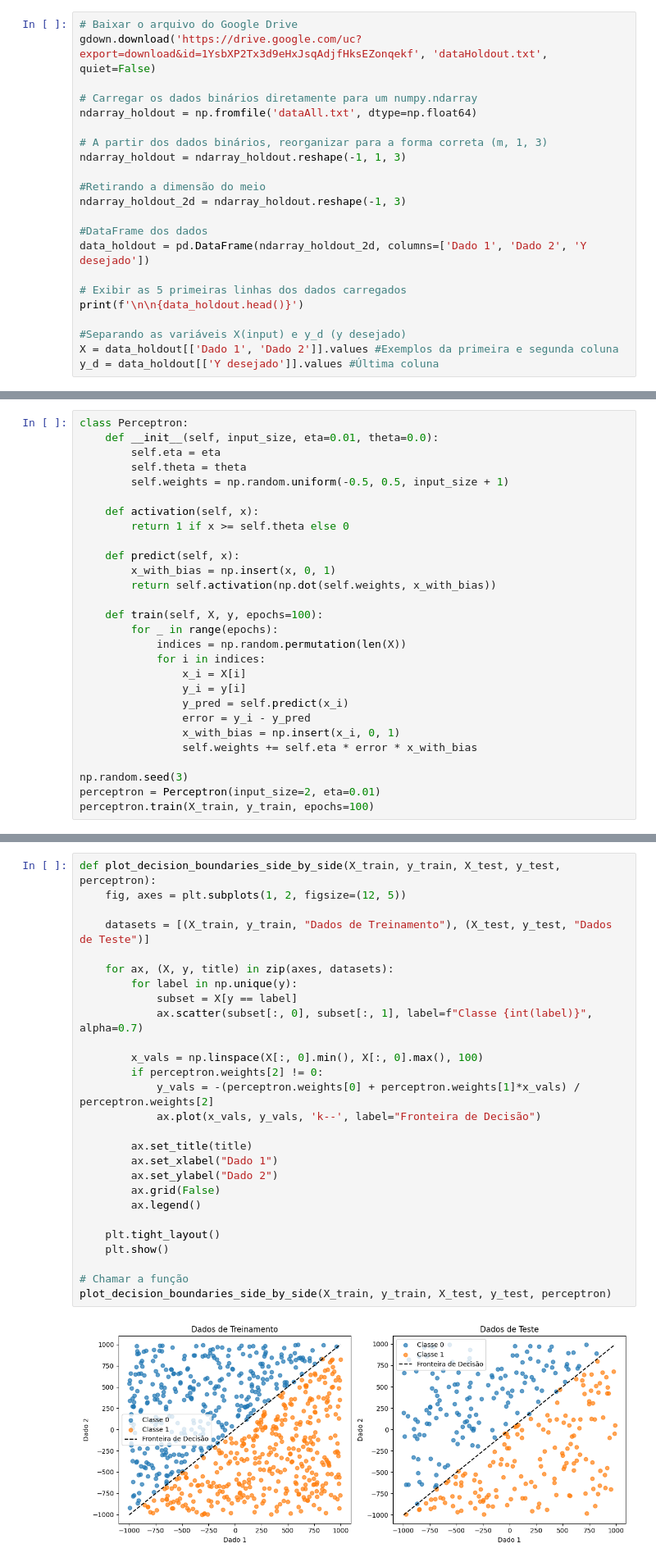
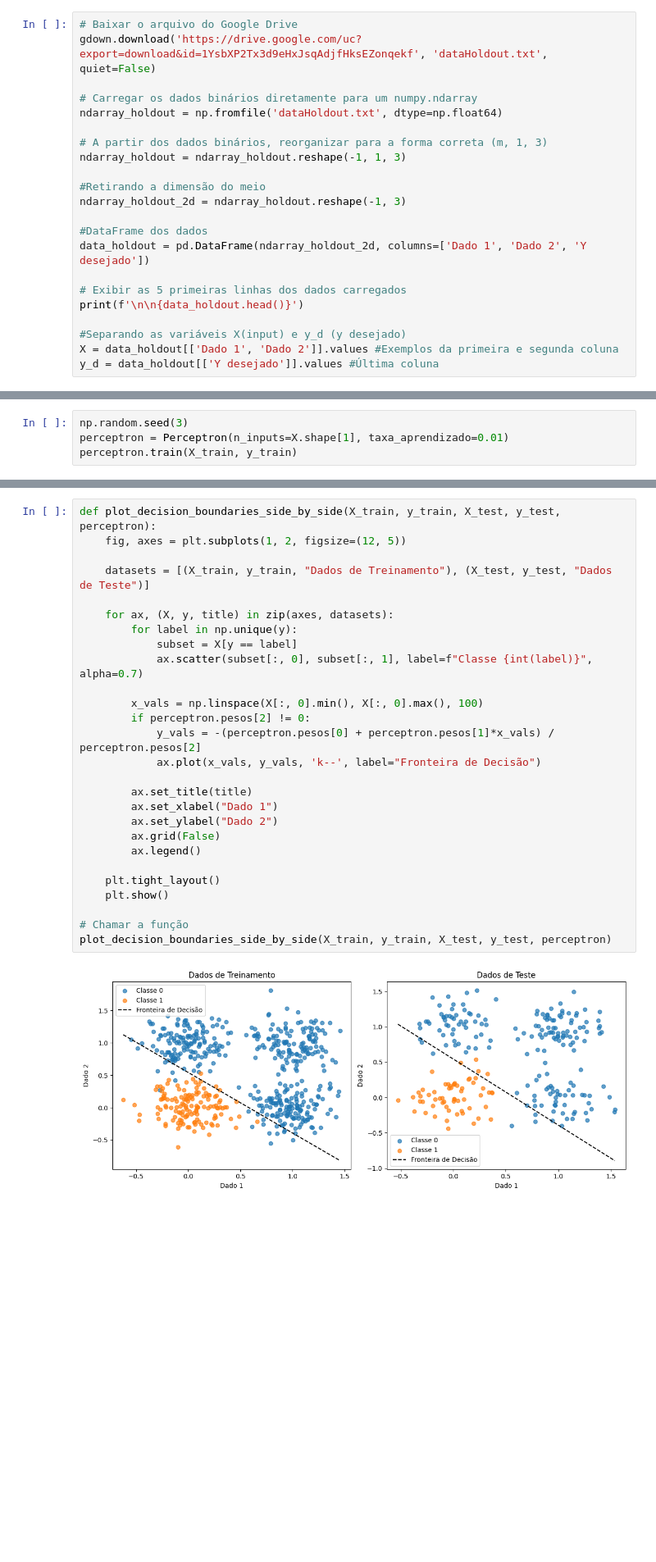
Before and after one commit to flavia-segadilha/Neuronio-Perceptron_2025_1, a Jupyter notebook: NeuronioPerceptron.ipynb, the cells around one changed output, grey strips where cells are left out. Shown at 82% size. Saved outputs shown, nothing was run; the diff lists cells and outputs as text; blank space fills up the shorter version.

Commit message:
Alterações na classe perceptron

```diff
--- a/NeuronioPerceptron.ipynb
+++ b/NeuronioPerceptron.ipynb
@@ -244,7 +252,7 @@ print(table)
 gdown.download('https://drive.google.com/uc?export=download&id=1YsbXP2Tx3d9eHxJsqAdjfHksEZonqekf', 'dataHoldout.txt', quiet=False)
 
 # Carregar os dados binários diretamente para um numpy.ndarray
-ndarray_holdout = np.fromfile('dataAll.txt', dtype=np.float64)
+ndarray_holdout = np.fromfile('dataHoldout.txt', dtype=np.float64)
 
 # A partir dos dados binários, reorganizar para a forma correta (m, 1, 3)
 ndarray_holdout = ndarray_holdout.reshape(-1, 1, 3)
@@ -299,31 +307,7 @@ X_train, X_test, y_train, y_test = train_test_split(X, y, test_size=0.3, random_
-# %%
-class Perceptron:
-    def __init__(self, input_size, eta=0.01, theta=0.0):
-        self.eta = eta
-        self.theta = theta
-        self.weights = np.random.uniform(-0.5, 0.5, input_size + 1)
-
-    def activation(self, x):
-        return 1 if x >= self.theta else 0
-
-    def predict(self, x):
-        x_with_bias = np.insert(x, 0, 1)
-        return self.activation(np.dot(self.weights, x_with_bias))
-
-    def train(self, X, y, epochs=100):
-        for _ in range(epochs):
-            indices = np.random.permutation(len(X))
-            for i in indices:
-                x_i = X[i]
-                y_i = y[i]
-                y_pred = self.predict(x_i)
-                error = y_i - y_pred
-                x_with_bias = np.insert(x_i, 0, 1)
-                self.weights += self.eta * error * x_with_bias
-
-np.random.seed(3)
-perceptron = Perceptron(input_size=2, eta=0.01)
-perceptron.train(X_train, y_train, epochs=100)
+# %%
+np.random.seed(3)
+perceptron = Perceptron(n_inputs=X.shape[1], taxa_aprendizado=0.01)
+perceptron.train(X_train, y_train)
 # %% [markdown]
 # Avaliação e Métricas
 # %%
@@ -362,32 +346,32 @@ F1-Score:   1.0000
 # %%
 def plot_decision_boundaries_side_by_side(X_train, y_train, X_test, y_test, perceptron):
     fig, axes = plt.subplots(1, 2, figsize=(12, 5))
 
     datasets = [(X_train, y_train, "Dados de Treinamento"), (X_test, y_test, "Dados de Teste")]
 
     for ax, (X, y, title) in zip(axes, datasets):
         for label in np.unique(y):
             subset = X[y == label]
             ax.scatter(subset[:, 0], subset[:, 1], label=f"Classe {int(label)}", alpha=0.7)
 
         x_vals = np.linspace(X[:, 0].min(), X[:, 0].max(), 100)
-        if perceptron.weights[2] != 0:
-            y_vals = -(perceptron.weights[0] + perceptron.weights[1]*x_vals) / perceptron.weights[2]
+        if perceptron.pesos[2] != 0:
+            y_vals = -(perceptron.pesos[0] + perceptron.pesos[1]*x_vals) / perceptron.pesos[2]
             ax.plot(x_vals, y_vals, 'k--', label="Fronteira de Decisão")
 
         ax.set_title(title)
         ax.set_xlabel("Dado 1")
         ax.set_ylabel("Dado 2")
         ax.grid(False)
         ax.legend()
 
     plt.tight_layout()
     plt.show()
 
 # Chamar a função
 plot_decision_boundaries_side_by_side(X_train, y_train, X_test, y_test, perceptron)
 # %% [output]
-[figure, old version]
+[figure, new version]
 # %% [markdown]
 ### Análise da qualidade da solução com base nas métricas obtidas no conjunto de testes
 
```
Also changed, not shown: parts of 7 cells of this notebook.
